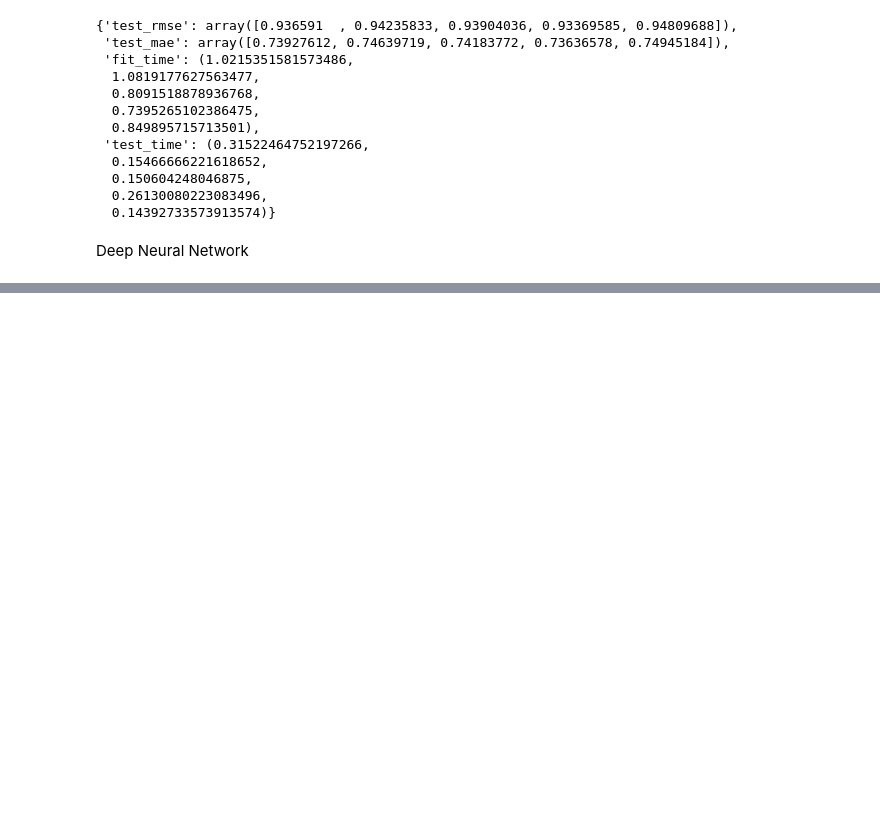
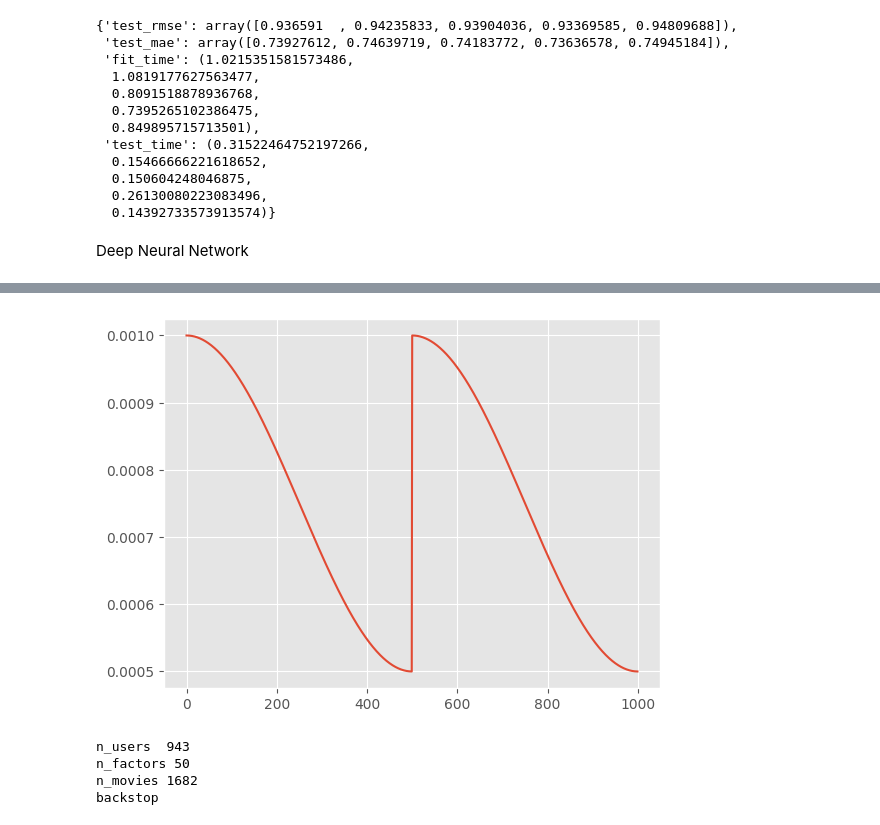
Before and after one commit to Shadlith/Data-Mining-Project-3-Reccomendation-System, a Jupyter notebook: 435_proj3.ipynb, the cells around one changed output, grey strips where cells are left out. Cells and saved outputs as stored; diff of their text form; code cells hidden in the pictures; blank space fills up the shorter version.

```diff
--- a/435_proj3.ipynb
+++ b/435_proj3.ipynb
@@ -479,10 +484,3 @@ def get_list(n):
     elif hasattr(n, '__iter__'):
         return list(n)
     raise TypeError('layers configuraiton should be a single number or a list of numbers')
-# %%
-epochs = 5
-for t in range(epochs):
-    print(f"Epoch {t+1}\n-------------------------------")
-    train(train_dataloader, model, loss_fn, optimizer)
-    test(test_dataloader, model, loss_fn)
-print("Done!")
@@ -497,0 +568,48 @@ algorithms = [svd_algo_final, knn_algo_final, random_algo, nmf_algo_final, ]
+# %%
+class CyclicLR(_LRScheduler):
+
+    def __init__(self, optimizer, schedule, last_epoch=-1):
+        assert callable(schedule)
+        self.schedule = schedule
+        super().__init__(optimizer, last_epoch)
+
+    def get_lr(self):
+        return [self.schedule(self.last_epoch, lr) for lr in self.base_lrs]
+
+def triangular(step_size, max_lr, method='triangular', gamma=0.99):
+
+    def scheduler(epoch, base_lr):
+        period = 2 * step_size
+        cycle = math.floor(1 + epoch/period)
+        x = abs(epoch/step_size - 2*cycle + 1)
+        delta = (max_lr - base_lr)*max(0, (1 - x))
+
+        if method == 'triangular':
+            pass  # we've already done
+        elif method == 'triangular2':
+            delta /= float(2 ** (cycle - 1))
+        elif method == 'exp_range':
+            delta *= (gamma**epoch)
+        else:
+            raise ValueError('unexpected method: %s' % method)
+
+        return base_lr + delta
+
+    return scheduler
+
+def cosine(t_max, eta_min=0):
+
+    def scheduler(epoch, base_lr):
+        t = epoch % t_max
+        return eta_min + (base_lr - eta_min)*(1 + math.cos(math.pi*t/t_max))/2
+
+    return scheduler
+
+def plot_lr(schedule):
+    ts = list(range(1000))
+    y = [schedule(t, 0.001) for t in ts]
+    plt.plot(ts, y)
+
+plot_lr(cosine(t_max=500, eta_min=0.0005))
+# %% [output]
+[figure, added]
@@ -497,0 +620,14 @@ algorithms = [svd_algo_final, knn_algo_final, random_algo, nmf_algo_final, ]
+# %%
+minmax = ratings.rating.min().astype(float), ratings.rating.max().astype(float)
+minmax
+
+
+net = EmbeddingNet(
+    n_users=n, n_movies=m,
+    n_factors=50, hidden=[200, 200, 200],
+    embedding_dropout=0.05, dropouts=[0.5, 0.5, 0.25])
+# %% [output]
+n_users  943
+n_factors 50
+n_movies 1682
+backstop
```
Also changed, not shown: parts of 11 cells of this notebook.
